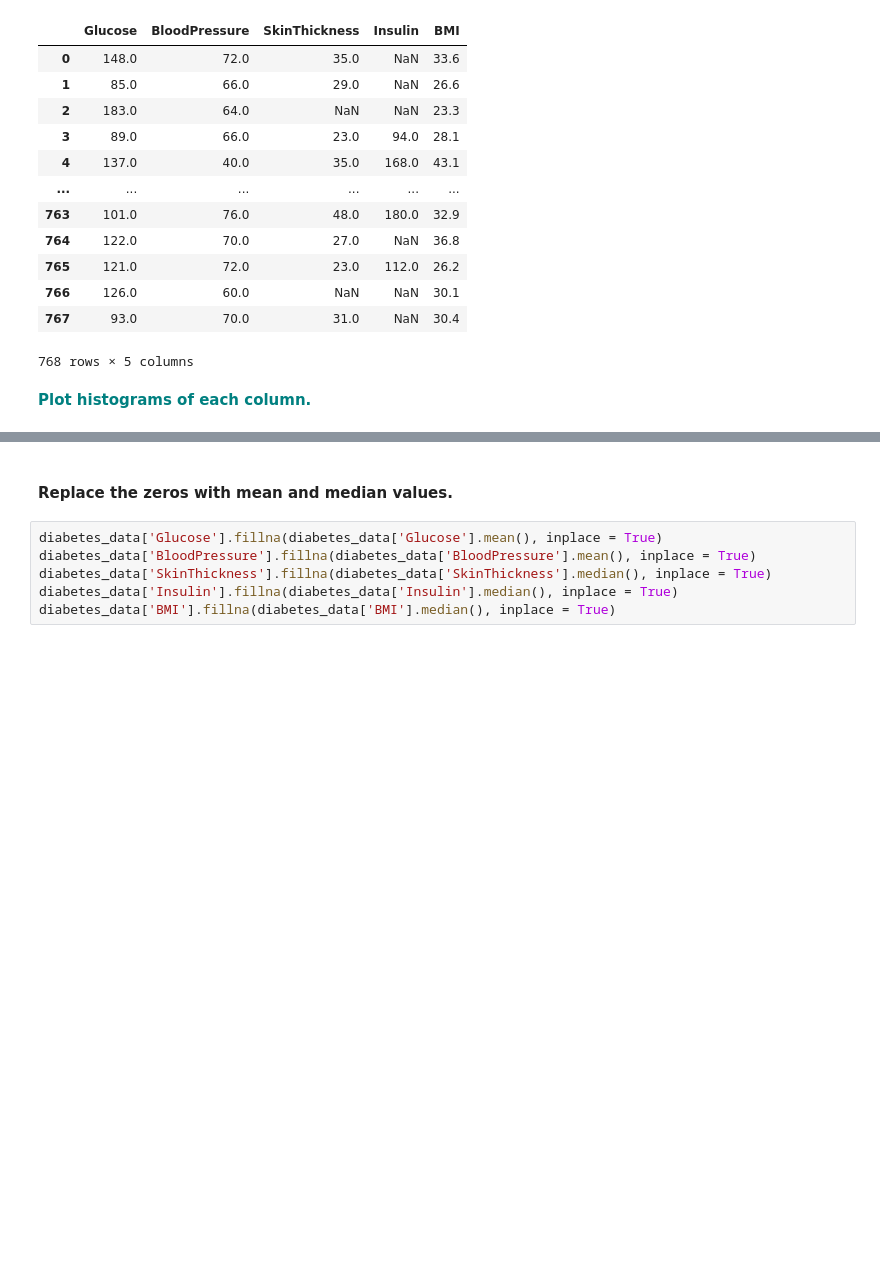
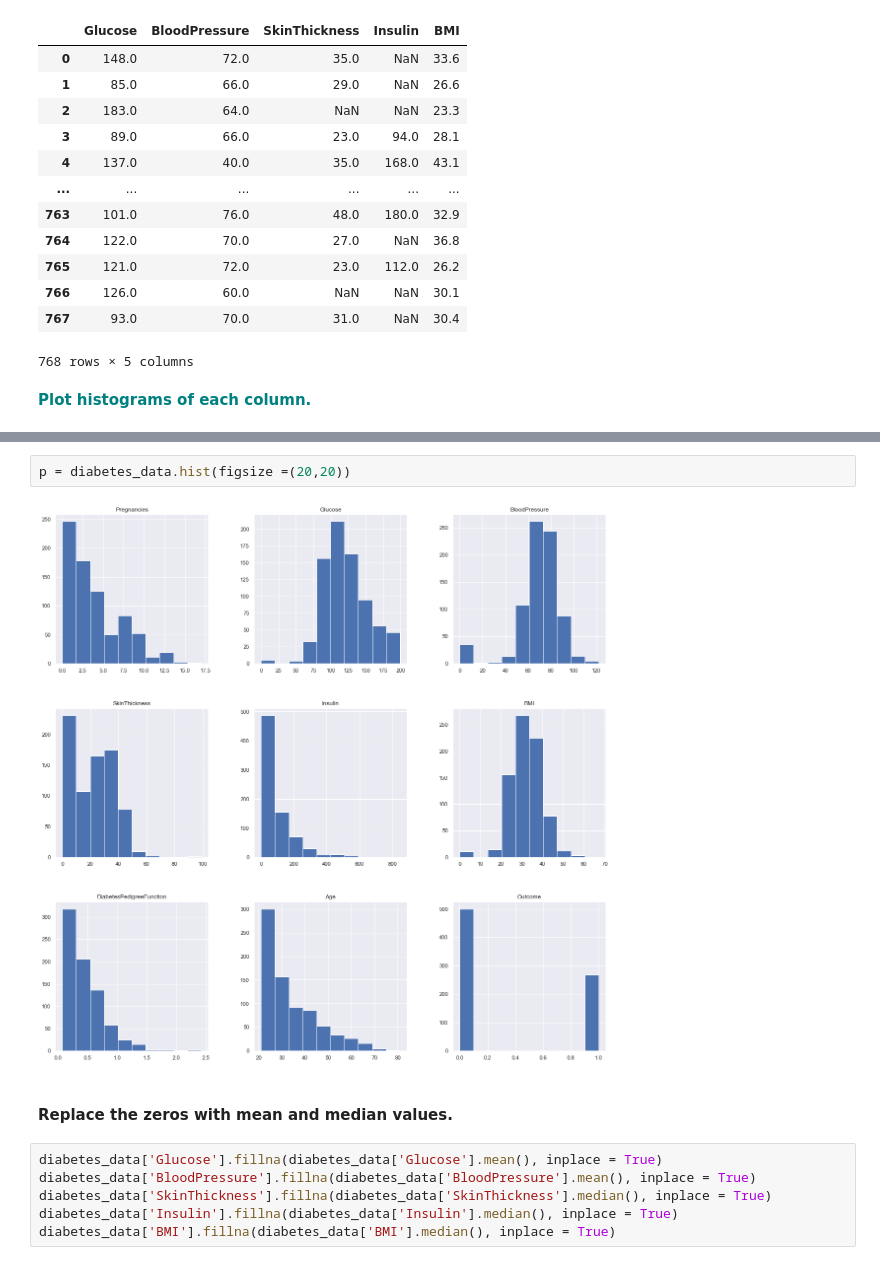
Before and after one commit to jikhangir97/Springboard, a Jupyter notebook: GridSearchKNN Case Study/GridSearchKNN_Case_Study.ipynb, the cells around one changed output, grey strips where cells are left out. Cells and saved outputs as stored; diff of their text form; blank space fills up the shorter version.

```diff
--- a/GridSearchKNN Case Study/GridSearchKNN_Case_Study.ipynb
+++ b/GridSearchKNN Case Study/GridSearchKNN_Case_Study.ipynb
@@ -110,3 +91,7 @@ for triaxis in axes:
+# %%
+p = diabetes_data.hist(figsize =(20,20))
+# %% [output]
+[figure, added]
 # %% [markdown]
 #### Replace the zeros with mean and median values.
 # %%
```
Also changed, not shown: parts of 3 cells of this notebook.
